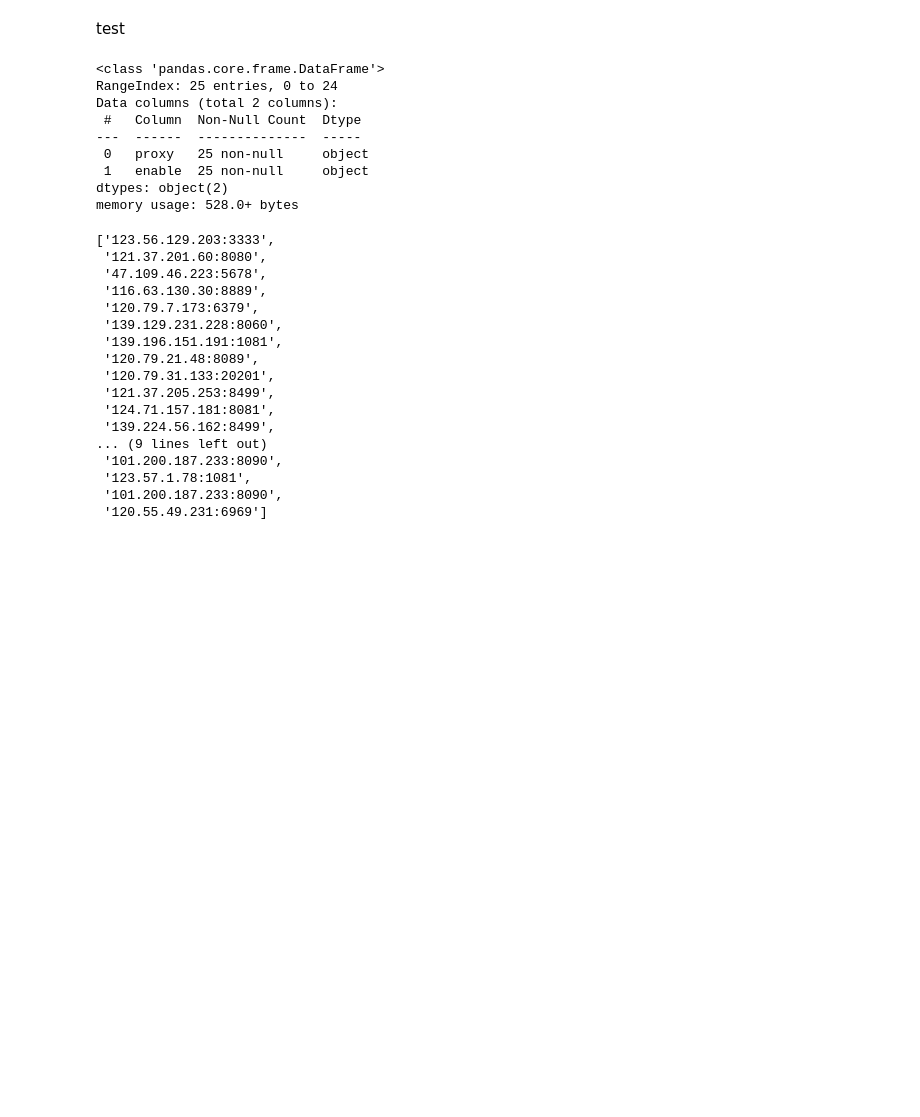
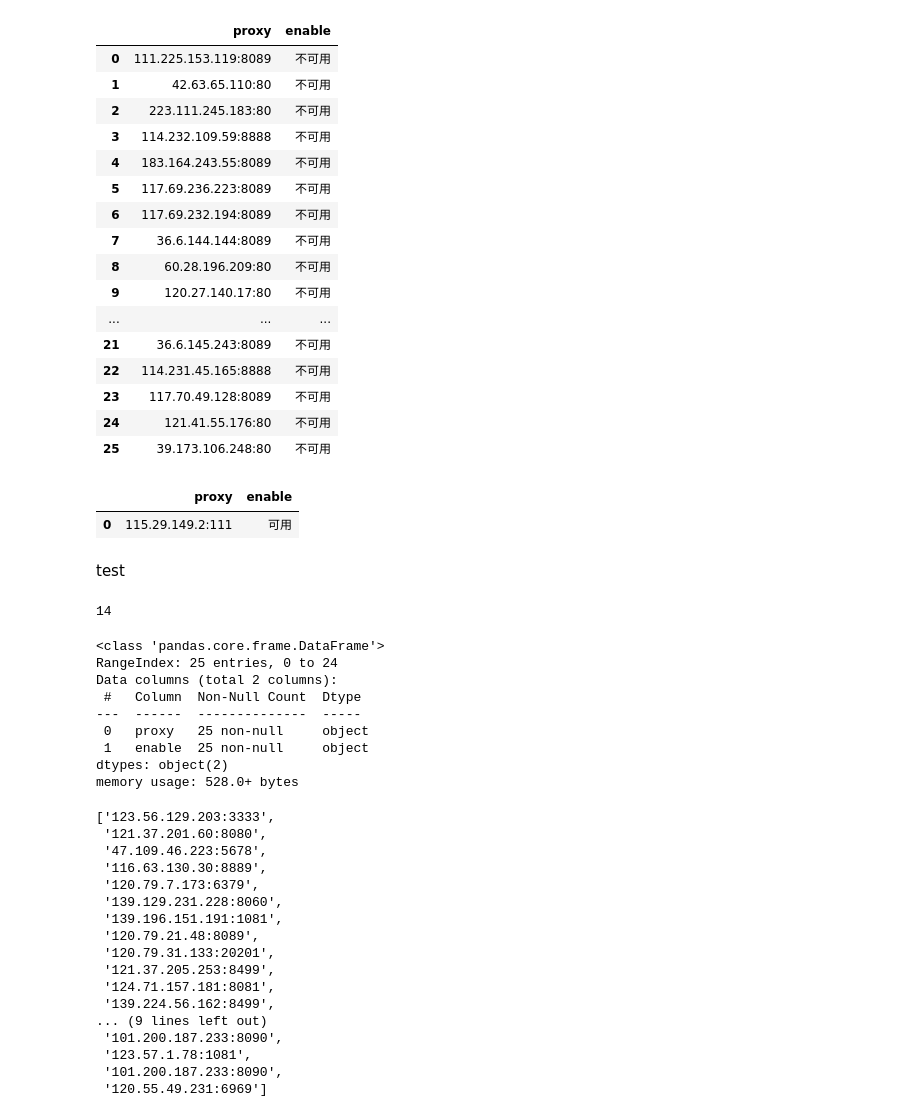
Before and after one commit to Blacktuna1/douban-music-250, a Jupyter notebook: ip-get/save-good-proxy.ipynb, the cells around one changed output. Drawn from its saved outputs; the diff is of its cells as text; code cells hidden in the pictures; blank space fills up the shorter version.

```diff
--- a/ip-get/save-good-proxy.ipynb
+++ b/ip-get/save-good-proxy.ipynb
@@ -98,5 +132,37 @@ NameError: name 'ua' is not defined
+# %%
+df
+# %% [output]
+|  | proxy | enable |
+| 0 | 111.225.153.119:8089 | 不可用 |
+| 1 | 42.63.65.110:80 | 不可用 |
+| 2 | 223.111.245.183:80 | 不可用 |
+| 3 | 114.232.109.59:8888 | 不可用 |
+| 4 | 183.164.243.55:8089 | 不可用 |
+| 5 | 117.69.236.223:8089 | 不可用 |
+| 6 | 117.69.232.194:8089 | 不可用 |
+| 7 | 36.6.144.144:8089 | 不可用 |
+| 8 | 60.28.196.209:80 | 不可用 |
+| 9 | 120.27.140.17:80 | 不可用 |
+| ... | ... | ... |
+| 21 | 36.6.145.243:8089 | 不可用 |
+| 22 | 114.231.45.165:8888 | 不可用 |
+| 23 | 117.70.49.128:8089 | 不可用 |
+| 24 | 121.41.55.176:80 | 不可用 |
+| 25 | 39.173.106.248:80 | 不可用 |
+# %%
+temp = {'proxy': '115.29.149.2:111', 'enable': '可用'}
+df = df.append(temp,ignore_index=True)
+df
+# %% [output]
+|  | proxy | enable |
+| 0 | 115.29.149.2:111 | 可用 |
 # %% [markdown]
 test
+# %%
+random_num = random.randint(0,24)
+random_num
+# %% [output]
+14
 # %%
 df_temp = df.copy()
 df_temp.to_csv('ip_enable.csv')
```
Also changed, not shown: parts of 8 cells of this notebook, 1 other file.
